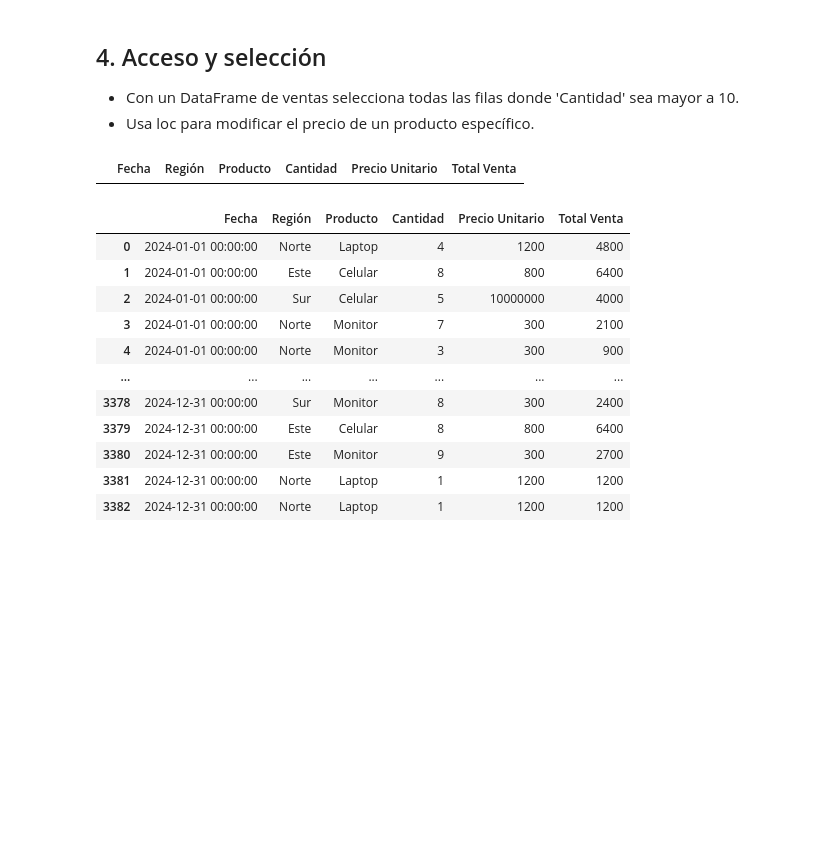
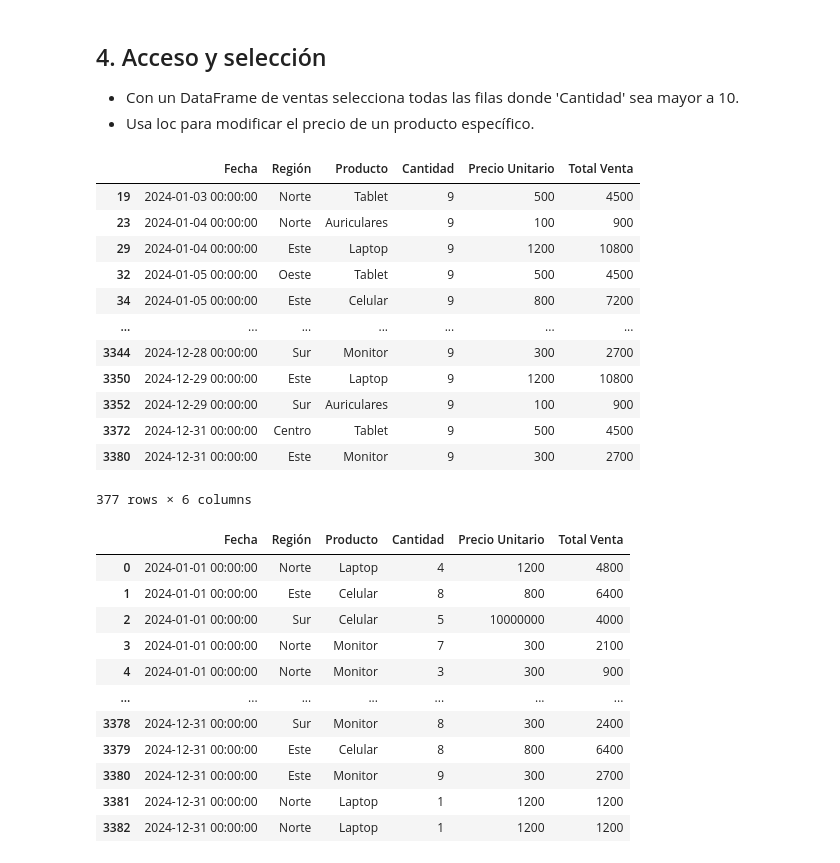
Before and after one commit to augusto-zimmermann/LABO-2, a Jupyter notebook: Practicas_LABO2.ipynb, the cells around one changed output. Cells and saved outputs as stored; diff of their text form; code cells hidden in the pictures; blank space fills up the shorter version.

```diff
--- a/Practicas_LABO2.ipynb
+++ b/Practicas_LABO2.ipynb
@@ -1117,13 +1112,23 @@ display(df_csv.head())  # Muestra las primeras 5 filas del DataFrame
 ## 4. Acceso y selección
 - Con un DataFrame de ventas selecciona todas las filas donde 'Cantidad' sea mayor a 10.
 - Usa loc para modificar el precio de un producto específico.
-# %%
-import pandas as pd
-
-df_csv = pd.read_csv("ventas_empresa.csv")
-df_csv[df_csv['Cantidad'] > 10]
-# %% [output]
-|  | Fecha | Región | Producto | Cantidad | Precio Unitario | Total Venta |
+# %%
+# Hago mayor a 8 para que muestre data
+df_csv.loc[df_csv['Cantidad'] > 8]
+# %% [output]
+|  | Fecha | Región | Producto | Cantidad | Precio Unitario | Total Venta |
+| 19 | 2024-01-03 00:00:00 | Norte | Tablet | 9 | 500 | 4500 |
+| 23 | 2024-01-04 00:00:00 | Norte | Auriculares | 9 | 100 | 900 |
+| 29 | 2024-01-04 00:00:00 | Este | Laptop | 9 | 1200 | 10800 |
+| 32 | 2024-01-05 00:00:00 | Oeste | Tablet | 9 | 500 | 4500 |
+| 34 | 2024-01-05 00:00:00 | Este | Celular | 9 | 800 | 7200 |
+| ... | ... | ... | ... | ... | ... | ... |
+| 3344 | 2024-12-28 00:00:00 | Sur | Monitor | 9 | 300 | 2700 |
+| 3350 | 2024-12-29 00:00:00 | Este | Laptop | 9 | 1200 | 10800 |
+| 3352 | 2024-12-29 00:00:00 | Sur | Auriculares | 9 | 100 | 900 |
+| 3372 | 2024-12-31 00:00:00 | Centro | Tablet | 9 | 500 | 4500 |
+| 3380 | 2024-12-31 00:00:00 | Este | Monitor | 9 | 300 | 2700 |
+377 rows × 6 columns
 # %%
 df_csv.loc[2, 'Precio Unitario'] = 10000000  # Modifica el precio del producto en la fila con índice 2
 display(df_csv)
```
Also changed, not shown: parts of 16 cells of this notebook.
